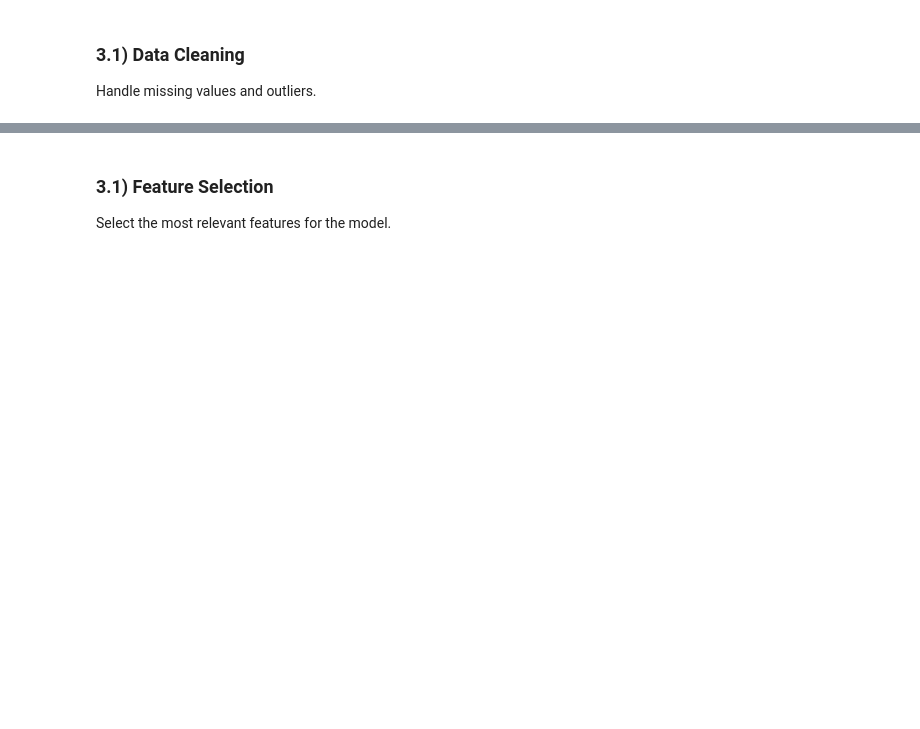
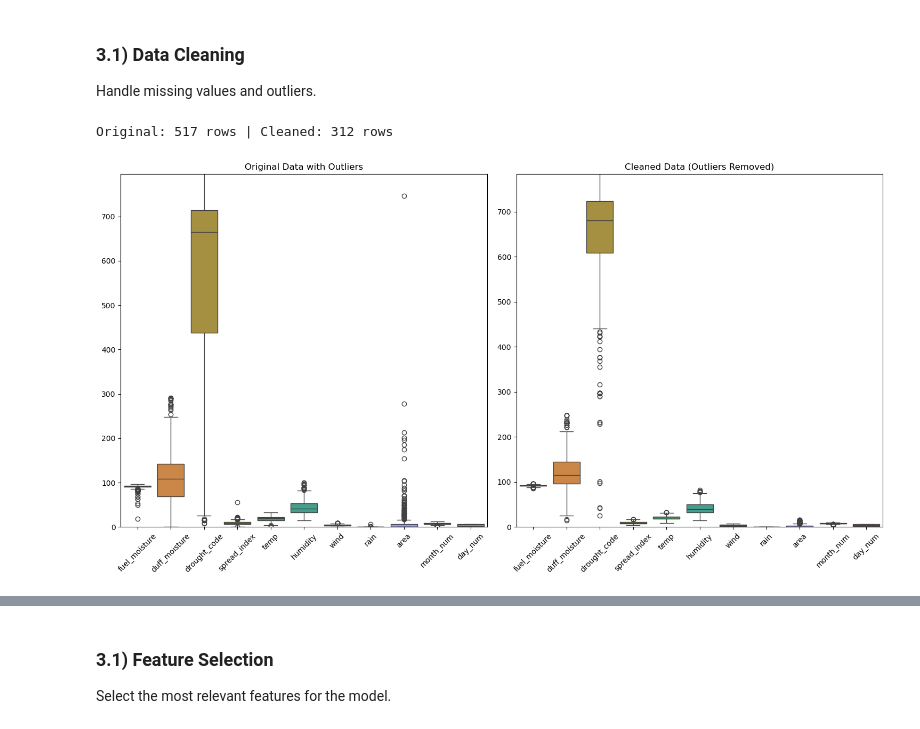
Before and after one commit to Avx11/ML_Project, a Jupyter notebook: ML_Project_Template.ipynb, the cells around one changed output, grey strips where cells are left out. Cells and saved outputs as stored; diff of their text form; code cells hidden in the pictures; blank space fills up the shorter version.

```diff
--- a/ML_Project_Template.ipynb
+++ b/ML_Project_Template.ipynb
@@ -304,3 +329,63 @@ plt.show()
 Handle missing values and outliers.
 # %%
 ## I dont have missing values ..
+# %%
+
+# Convert month and day to numerical values (for outlier detection)
+month_map = {'jan':1, 'feb':2, 'mar':3, 'apr':4, 'may':5, 'jun':6,
+             'jul':7, 'aug':8, 'sep':9, 'oct':10, 'nov':11, 'dec':12}
+day_map = {'mon':1, 'tue':2, 'wed':3, 'thu':4, 'fri':5, 'sat':6, 'sun':7}
+
+data['month_num'] = data['month'].map(month_map)
+data['day_num'] = data['day'].map(day_map)
+# %%
+def remove_outliers(df, columns):
+    cleaned_df = df.copy()
+    for col in columns:
+        if col in ['month', 'day']:  # Skip categorical columns
+            continue
+
+        # Calculate IQR
+        Q1 = df[col].quantile(0.25)
+        Q3 = df[col].quantile(0.75)
+        IQR = Q3 - Q1
+
+        # Define bounds
+        lower_bound = Q1 - 1.5 * IQR
+        upper_bound = Q3 + 1.5 * IQR
+
+        # Filter outliers
+        cleaned_df = cleaned_df[(cleaned_df[col] >= lower_bound) &
+                               (cleaned_df[col] <= upper_bound)]
+
+    return cleaned_df
+
+# Select numerical columns for outlier removal
+numeric_cols = ['fuel_moisture', 'duff_moisture', 'drought_code', 'spread_index', 'temp', 'humidity', 'wind', 'rain', 'area', 'month_num', 'day_num']
+
+# Remove outliers
+data_clean = remove_outliers(data, numeric_cols)
+print(f"Original: {len(data)} rows | Cleaned: {len(data_clean)} rows")
+# %% [output]
+Original: 517 rows | Cleaned: 312 rows
+# %%
+plt.figure(figsize=(15, 8))
+
+# Before cleaning
+plt.subplot(1, 2, 1)
+sns.boxplot(data=data[numeric_cols])
+plt.xticks(rotation=45)
+plt.title('Original Data with Outliers')
+plt.ylim(0, data[numeric_cols].quantile(0.95).max())  # Adjust scale
+
+# After cleaning
+plt.subplot(1, 2, 2)
+sns.boxplot(data=data_clean[numeric_cols])
+plt.xticks(rotation=45)
+plt.title('Cleaned Data (Outliers Removed)')
+plt.ylim(0, data_clean[numeric_cols].quantile(0.95).max())
+
+plt.tight_layout()
+plt.show()
+# %% [output]
+[figure, added]
```
Also changed, not shown: parts of 57 cells of this notebook.
